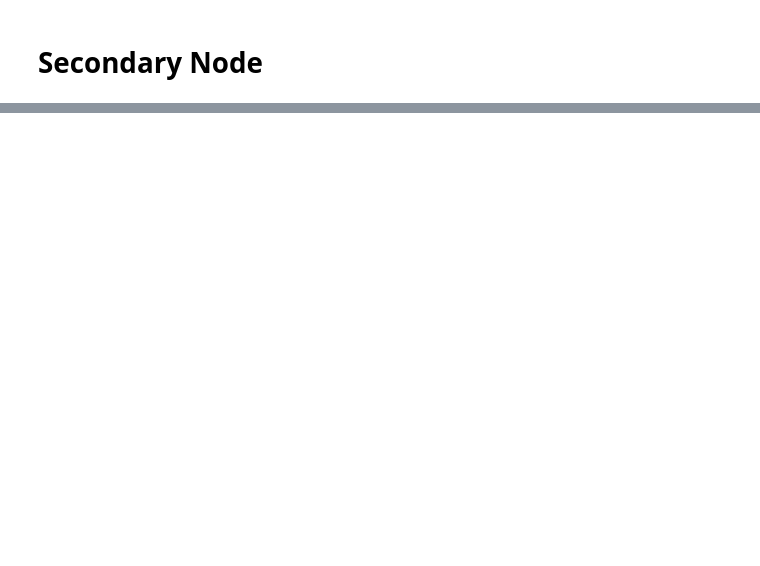
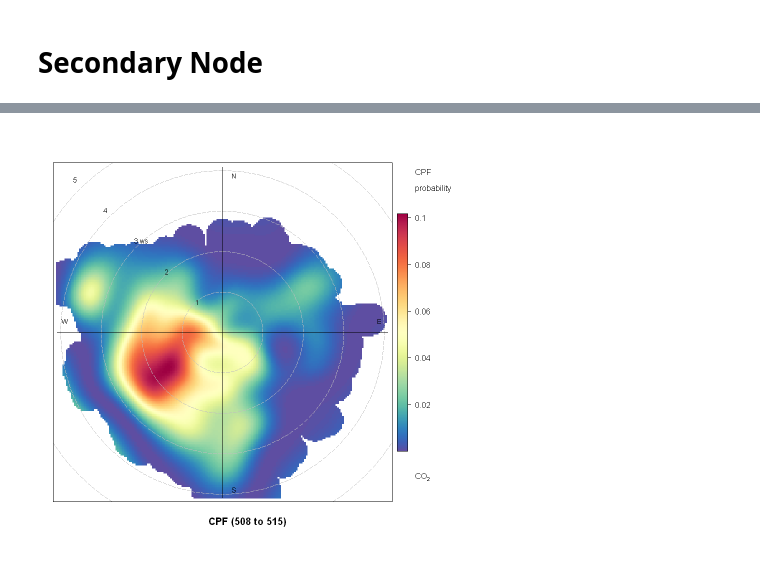
Before and after one commit to RiceAllDay22/WirelessSensorNetwork, a Jupyter notebook: Analysis/spike/OpenAirAnalysisNew.ipynb, the cells around one changed output, grey strips where cells are left out. Saved outputs shown, nothing was run; the diff lists cells and outputs as text; code cells hidden in the pictures; blank space fills up the shorter version.

```diff
--- a/Analysis/spike/OpenAirAnalysisNew.ipynb
+++ b/Analysis/spike/OpenAirAnalysisNew.ipynb
@@ -115,0 +86,4 @@ polarPlot(mydata_sec, pollutant = 'co2', stati = 'cpf', percentile = c(90,100))
+# %%
+polarPlot(mydata_sec, pollutant = 'co2', stati = 'cpf', percentile = c(80,85) )
+# %% [output]
+[figure, added]
```
Also changed, not shown: parts of 10 cells of this notebook, 12 other files.
